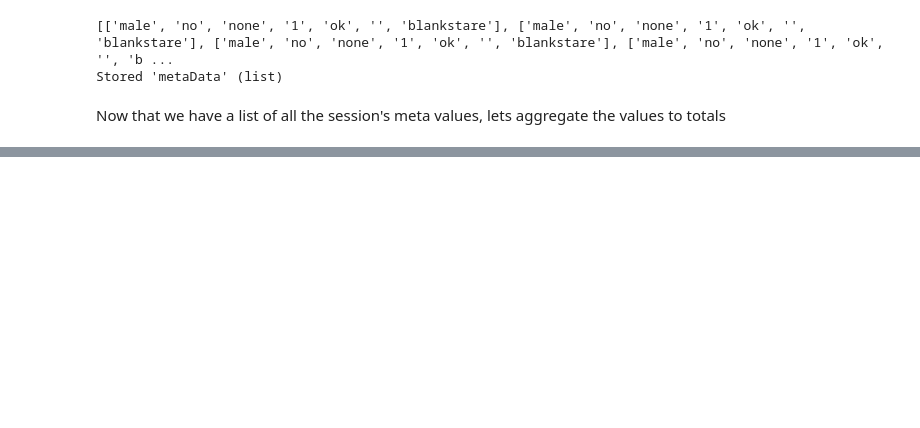
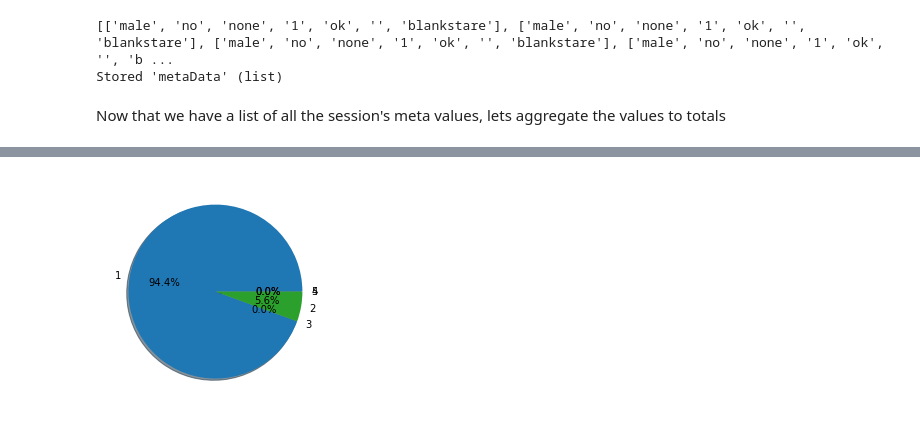
Before and after one commit to bkneis/PhotofaceDBExplorer, a Jupyter notebook: PhotofaceDataExplorer.ipynb, the cells around one changed output, grey strips where cells are left out. Cells and saved outputs as stored; diff of their text form; code cells hidden in the pictures; blank space fills up the shorter version.

```diff
--- a/PhotofaceDataExplorer.ipynb
+++ b/PhotofaceDataExplorer.ipynb
@@ -60,0 +83,5 @@ print(totals)
+# %%
+import plotHelper
+plotHelper.plotPie(totals['pose'])
+# %% [output]
+[figure, added]
```
Also changed, not shown: parts of 9 cells of this notebook.
